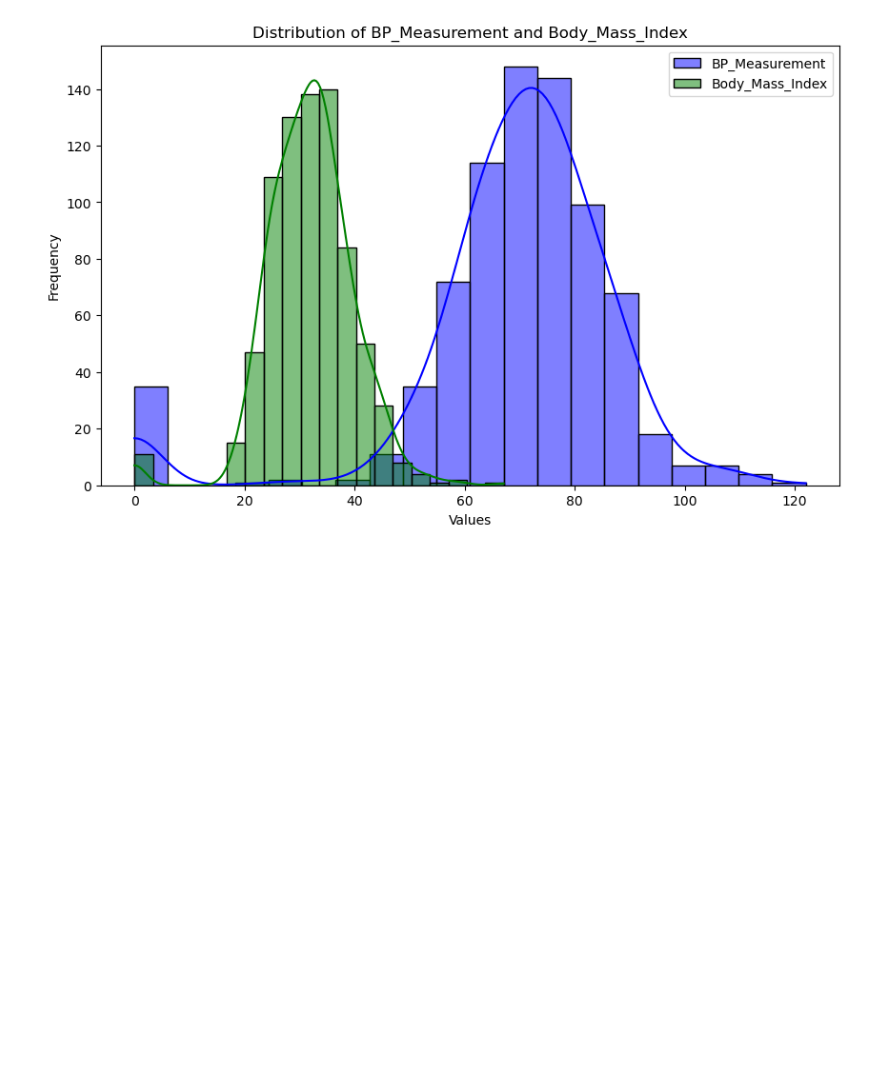
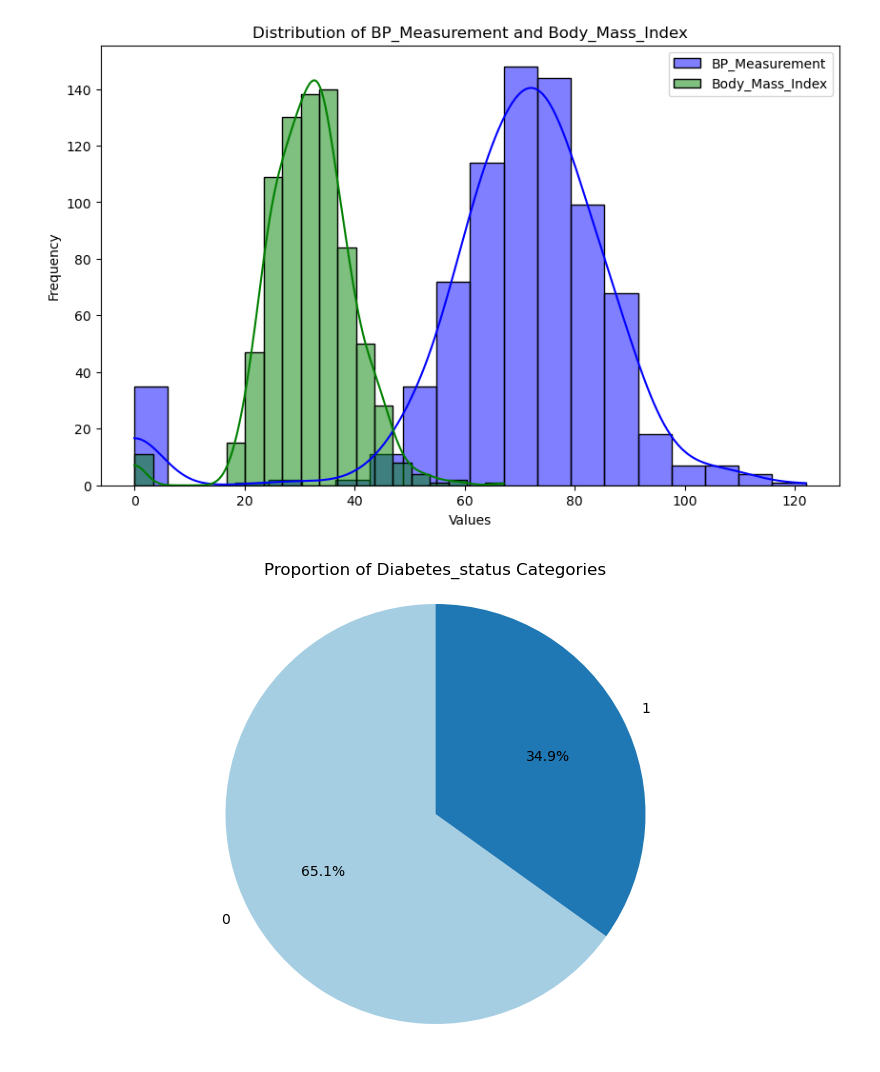
Before and after one commit to Abiton198/diabetes_data_analysis, a Jupyter notebook: diabetes_data_analysis.ipynb, the cells around one changed output. Cells and saved outputs as stored; diff of their text form; code cells hidden in the pictures; blank space fills up the shorter version.

Commit message:
data visualization - pie chart distribution

```diff
--- a/diabetes_data_analysis.ipynb
+++ b/diabetes_data_analysis.ipynb
@@ -312,3 +310,42 @@ def compare_distributions(ds, column1, column2):
 compare_distributions(ds, 'BP_Measurement', 'Body_Mass_Index')
 # %% [output]
 [figure]
+# %%
+#a clear result distribution can be more clearer using pie-chart than usning a graph
+#insights are easily derived in this form of visualization
+def pie_chart_plot(ds,column):
+
+    """
+    Plots the pie-chart of a given column.
+
+    Parameters:
+    ds: The DataFrame containing the data.
+    column (str): The column to visualize.
+    column2(str): The column to visualize
+
+    Returns:
+    None
+    """
+    plt.figure(figsize=(10, 6)) #figure controls the width and height of the figure
+
+     # Count the occurrences of each category
+    category_counts = ds[column].value_counts()
+
+    #plot a pie-chart
+    plt.pie(category_counts,
+            labels=category_counts.index,
+            autopct='%1.1f%%', #argument formats the percentage labels on the chart
+            startangle=90,
+            colors=plt.cm.Paired.colors #color palette for the pie chart.
+           )
+     # Adding a title
+    plt.title(f'Proportion of {column} Categories')
+
+    # Equal aspect ratio ensures that the pie is drawn as a circle.
+    plt.axis('equal')
+    plt.show()
+# %%
+#call the function with any column
+pie_chart_plot(ds, 'Diabetes_status')
+# %% [output]
+[figure, added]
```
Also changed, not shown: parts of 1 cell of this notebook.
